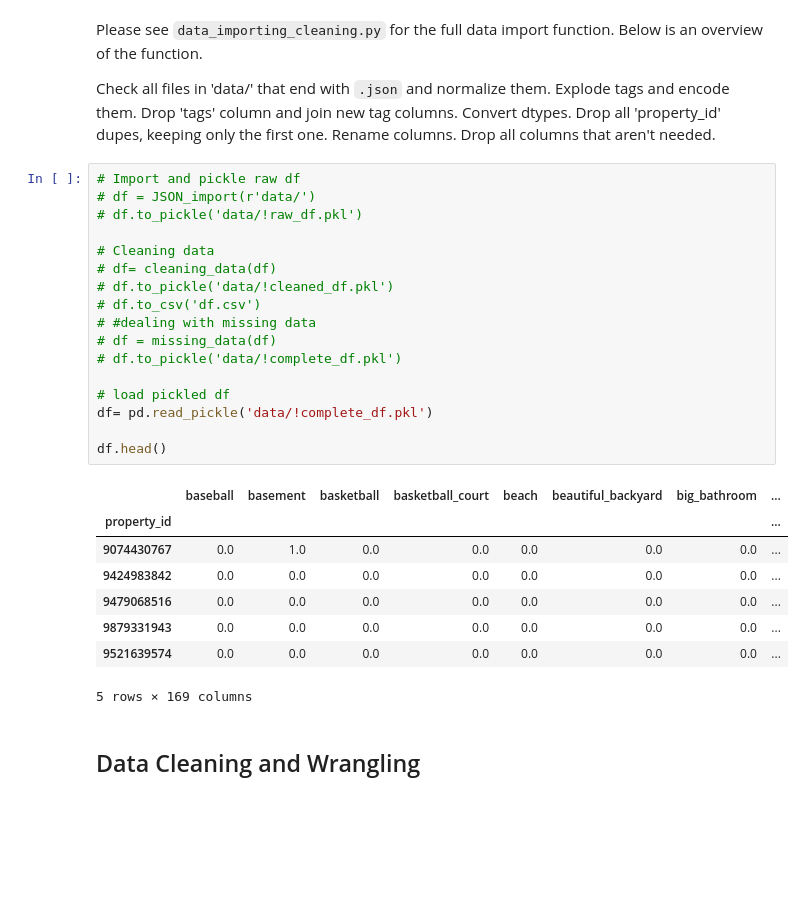
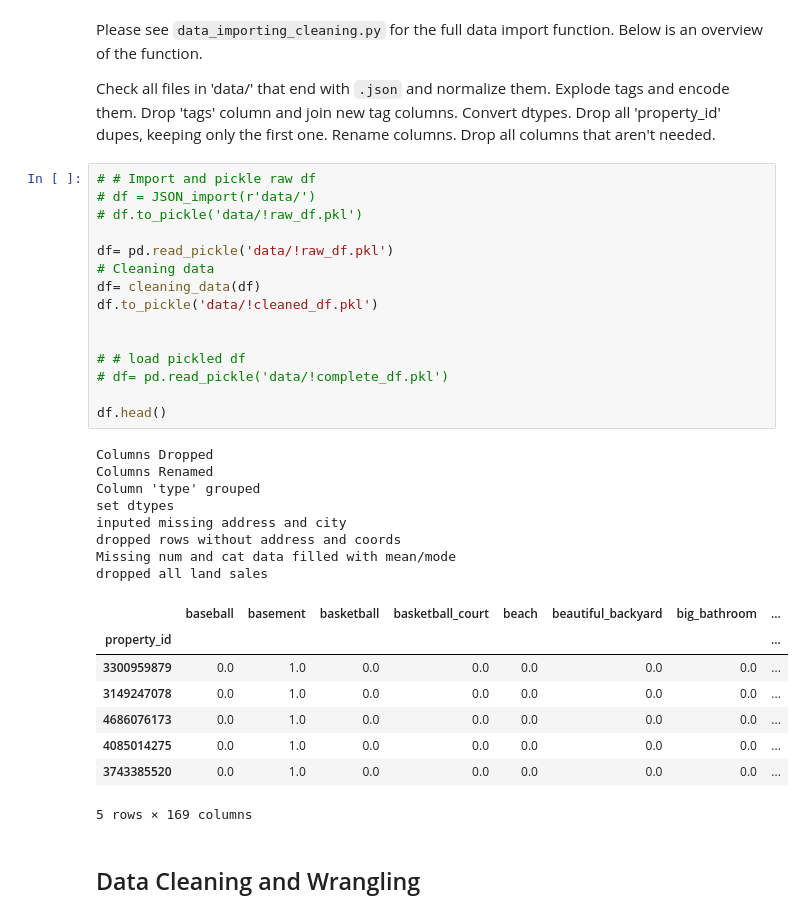
Before and after one commit to LeonFall3/LHL-Midterm-Project, a Jupyter notebook: notebooks/1 - EDA.ipynb, the cells around one changed output. Drawn from its saved outputs; the diff is of its cells as text; blank space fills up the shorter version.

Commit message:
merged cleaning and missing data functions into just cleaning.  wating on API fixes before merging branch into main

```diff
--- a/notebooks/1 - EDA.ipynb
+++ b/notebooks/1 - EDA.ipynb
@@ -42,31 +42,37 @@ Drop all 'property_id' dupes, keeping only the first one.
 Rename columns.
 Drop all columns that aren't needed.
 # %%
-# Import and pickle raw df
+# # Import and pickle raw df
 # df = JSON_import(r'data/')
 # df.to_pickle('data/!raw_df.pkl')
 
+df= pd.read_pickle('data/!raw_df.pkl')
 # Cleaning data
-# df= cleaning_data(df)
-# df.to_pickle('data/!cleaned_df.pkl')
-# df.to_csv('df.csv')
-# #dealing with missing data
-# df = missing_data(df)
-# df.to_pickle('data/!complete_df.pkl')
+df= cleaning_data(df)
+df.to_pickle('data/!cleaned_df.pkl')
 
-# load pickled df
-df= pd.read_pickle('data/!complete_df.pkl')
+
+# # load pickled df
+# df= pd.read_pickle('data/!complete_df.pkl')
 
 df.head()
 # %% [output]
+Columns Dropped
+Columns Renamed
+Column 'type' grouped
+set dtypes
+inputed missing address and city
+dropped rows without address and coords
+Missing num and cat data filled with mean/mode
+dropped all land sales
 |  | baseball | basement | basketball | basketball_court | beach | beautiful_backyard | big_bathroom | ... |
 | property_id |  |  |  |  |  |  |  | ... |
-| 9074430767 | 0.0 | 1.0 | 0.0 | 0.0 | 0.0 | 0.0 | 0.0 | ... |
-| 9424983842 | 0.0 | 0.0 | 0.0 | 0.0 | 0.0 | 0.0 | 0.0 | ... |
-| 9479068516 | 0.0 | 0.0 | 0.0 | 0.0 | 0.0 | 0.0 | 0.0 | ... |
-| 9879331943 | 0.0 | 0.0 | 0.0 | 0.0 | 0.0 | 0.0 | 0.0 | ... |
-| 9521639574 | 0.0 | 0.0 | 0.0 | 0.0 | 0.0 | 0.0 | 0.0 | ... |
+| 3300959879 | 0.0 | 1.0 | 0.0 | 0.0 | 0.0 | 0.0 | 0.0 | ... |
+| 3149247078 | 0.0 | 1.0 | 0.0 | 0.0 | 0.0 | 0.0 | 0.0 | ... |
+| 4686076173 | 0.0 | 1.0 | 0.0 | 0.0 | 0.0 | 0.0 | 0.0 | ... |
+| 4085014275 | 0.0 | 1.0 | 0.0 | 0.0 | 0.0 | 0.0 | 0.0 | ... |
+| 3743385520 | 0.0 | 1.0 | 0.0 | 0.0 | 0.0 | 0.0 | 0.0 | ... |
-5 rows × 169 columns
+5 rows × 169 columns
 # %% [markdown]
 ## Data Cleaning and Wrangling
 # %% [markdown]
```
Also changed, not shown: parts of 2 cells of this notebook, 1 other file.
